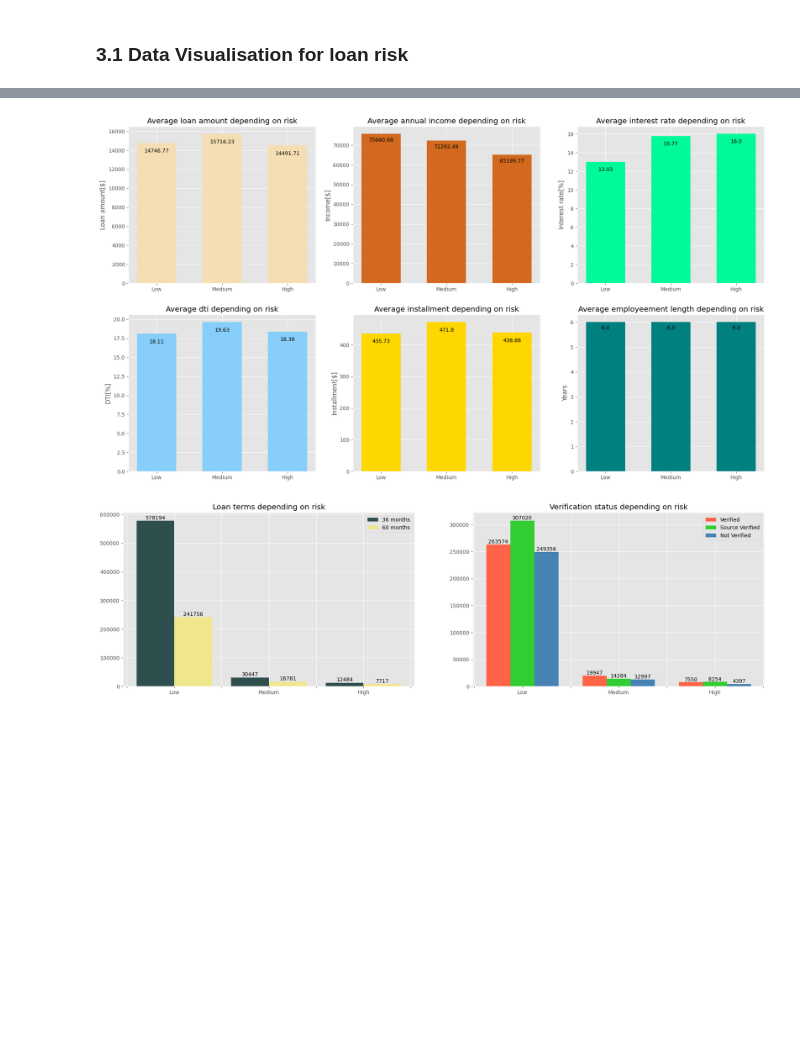
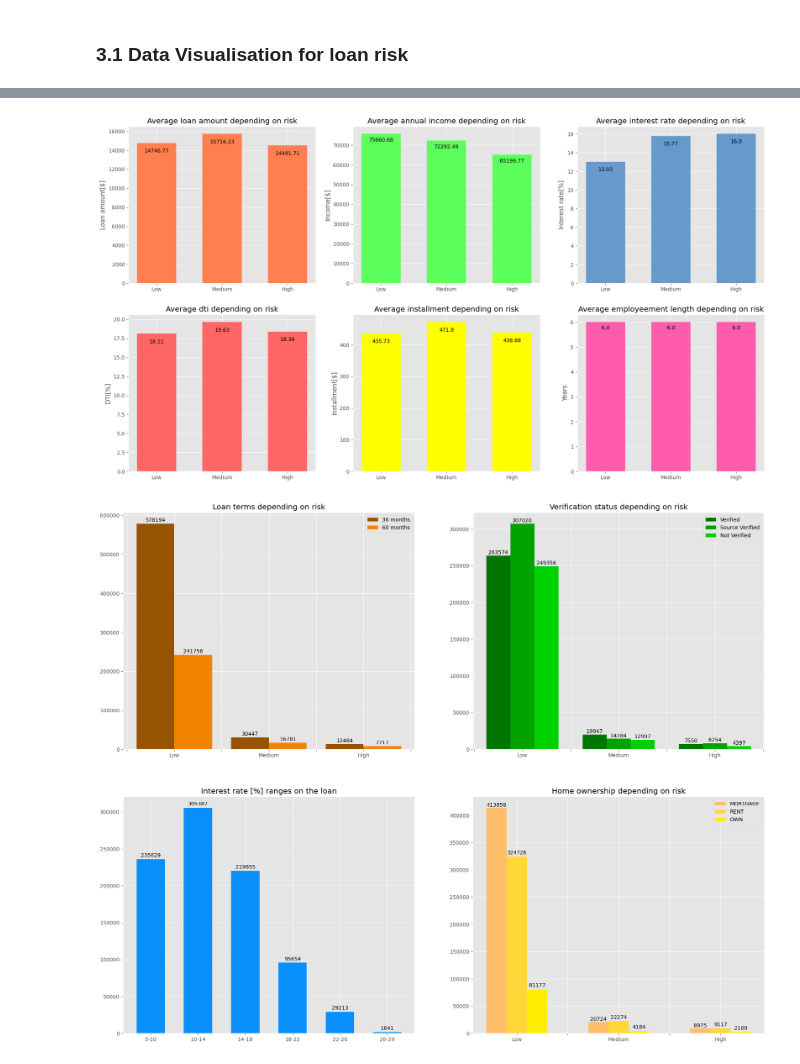
Before and after one commit to KamilShape/credit_risk_analysis, a Jupyter notebook: credit_risk_analysis.ipynb, the cells around one changed output, grey strips where cells are left out. Cells and saved outputs as stored; diff of their text form; code cells hidden in the pictures; blank space fills up the shorter version.

Commit message:
add second part of charts

```diff
--- a/credit_risk_analysis.ipynb
+++ b/credit_risk_analysis.ipynb
@@ -83,0 +95,3 @@ See the caveats in the documentation: https://pandas.pydata.org/pandas-docs/stab
+# %%
+loan2['home_ownership'] = loan2['home_ownership'].str.replace('NONE', "OTHER")
+loan2['home_ownership'] = loan2['home_ownership'].str.replace('ANY', "OTHER")
@@ -149,16 +173,17 @@ def add_text(chart, x, y, move_y, angle, move_x = 0,):
       x_value = x[i] + move_x
     chart.text(x_value, y[i]-move_y, round(y[i], 2), horizontalalignment='center', rotation=angle)
 # %%
-plt.style.use('ggplot')
 fig, ax = plt.subplots(2,3, figsize = (22,12))
 
-graph_draw(ax[0,0], graph_data['loan_risk'], graph_data['loan_amnt'], 'wheat', 'Average loan amount depending on risk', 'Loan amount[$]')
-graph_draw(ax[0,1], graph_data['loan_risk'], graph_data['annual_inc'], 'chocolate', 'Average annual income depending on risk', 'Income[$]')
-graph_draw(ax[0,2], graph_data['loan_risk'], graph_data['int_rate'], 'mediumspringgreen', 'Average interest rate depending on risk', 'Interest rate[%]')
-graph_draw(ax[1,0], graph_data['loan_risk'], graph_data['dti'], 'lightskyblue', 'Average dti depending on risk', 'DTI[%]')
-graph_draw(ax[1,1], graph_data['loan_risk'], graph_data['installment'], 'gold', 'Average installment depending on risk', 'Installment[$]' )
-graph_draw(ax[1,2], graph_data['loan_risk'], graph_data['emp_length'], 'teal', 'Average employeement length depending on risk', 'Years')
+#charts
+bar_chart(ax[0,0], graph_data['loan_risk'], graph_data['loan_amnt'], '#FF7F50', 'Average loan amount depending on risk', 'Loan amount[$]')
+bar_chart(ax[0,1], graph_data['loan_risk'], graph_data['annual_inc'], '#5CFF5C', 'Average annual income depending on risk', 'Income[$]')
+bar_chart(ax[0,2], graph_data['loan_risk'], graph_data['int_rate'], '#6699CC', 'Average interest rate depending on risk', 'Interest rate[%]')
+bar_chart(ax[1,0], graph_data['loan_risk'], graph_data['dti'], '#FF6666', 'Average dti depending on risk', 'DTI[%]')
+bar_chart(ax[1,1], graph_data['loan_risk'], graph_data['installment'], '#FFFF00', 'Average installment depending on risk', 'Installment[$]' )
+bar_chart(ax[1,2], graph_data['loan_risk'], graph_data['emp_length'], '#FF5CAD', 'Average employeement length depending on risk', 'Years')
 
+#text
 add_text(ax[0,0], graph_data['loan_risk'], graph_data['loan_amnt'], 1000, 0)
 add_text(ax[0,1], graph_data['loan_risk'], graph_data['annual_inc'], 4000, 0)
 add_text(ax[0,2], graph_data['loan_risk'], graph_data['int_rate'], 1, 0)
@@ -166,7 +191,7 @@ add_text(ax[1,0], graph_data['loan_risk'], graph_data['dti'], 1.25, 0)
 add_text(ax[1,1], graph_data['loan_risk'], graph_data['installment'], 30, 0)
 add_text(ax[1,2], graph_data['loan_risk'], graph_data['emp_length'], 0.3, 0)
 # %% [output]
-[figure, old version]
+[figure, new version]
 # %%
 #term values by loan term
 months_36 = loan2[loan2['term'] == ' 36 months']
@@ -176,32 +201,46 @@ months_60 = loan2[loan2['term'] == ' 60 months']
 ver = loan2[loan2['verification_status'] == 'Verified']
 source_ver = loan2[loan2['verification_status'] == 'Source Verified']
 not_ver = loan2[loan2['verification_status'] == 'Not Verified']
+# %%
+#counting values by home ownership
+rent = loan2[loan2['home_ownership'] == 'RENT']
+own = loan2[loan2['home_ownership'] == 'OWN']
+mortgage = loan2[loan2['home_ownership'] == 'MORTGAGE']
+other = loan2[loan2['home_ownership'] == 'OTHER']
+# %%
+#iterest rates ranges
+loan_int_range_df = pd.DataFrame(loan2['int_range'].value_counts()).reset_index().sort_values(by='index')
 # %%
-plt.style.use('ggplot')
-fig, ax = plt.subplots(1,2, figsize = (22,6))
+fig, ax = plt.subplots(2,2, figsize = (22,18))
 X = ['Low', 'Medium', 'High']
 X_axis = np.arange(len(X))
 
 #Terms depending on risk
-ax[0].bar(X_axis-0.2,months_36['loan_risk'].value_counts().values,0.4,label= '36 months', color='darkslategray')
-ax[0].bar(X_axis+0.2,months_60['loan_risk'].value_counts().values,0.4,label= '60 months', color='khaki')
-ax[0].set_title('Loan terms depending on risk')
-ax[0].set_xticklabels([' ',' ','Low',' ','Medium',' ','High'])
-ax[0].legend()
+double_bar_chart(ax[0,0], X_axis, months_36['loan_risk'].value_counts().values, months_60['loan_risk'].value_counts().values, 0.4, '36 months', '60 months', '#965300', '#F28500', 'Loan terms depending on risk')
+ax[0,0].set_xticklabels([' ',' ','Low',' ','Medium',' ','High'])
 
 #Verification status depending on risk
-ax[1].bar(X_axis-0.25,ver['loan_risk'].value_counts().values,0.25,label= 'Verified', color='tomato')
-ax[1].bar(X_axis,source_ver['loan_risk'].value_counts().values,0.25,label= 'Source Verified', color='limegreen')
-ax[1].bar(X_axis+0.25,not_ver['loan_risk'].value_counts().values,0.25,label= 'Not Verified', color='steelblue')
-ax[1].set_title('Verification status depending on risk')
-ax[1].set_xticklabels([' ','  ','Low',' ','Medium',' ','High'])
-ax[1].legend()
+triple_bar_chart(ax[0,1], X_axis, ver['loan_risk'].value_counts().values, source_ver['loan_risk'].value_counts().values, not_ver['loan_risk'].value_counts().values, 0.25,
+                     'Verified', 'Source Verified', 'Not Verified', '#007500', '#00A300', '#00D100', 'Verification status depending on risk')
+ax[0,1].set_xticklabels([' ',' ','Low',' ','Medium',' ','High'])
 
-#text
-add_text(ax[0], X_axis , months_36['loan_risk'].value_counts().values, -5000, 0, move_x = -0.2)
-add_text(ax[0], X_axis , months_60['loan_risk'].value_counts().values, -5000, 0, move_x = 0.2)
-add_text(ax[1], X_axis , ver['loan_risk'].value_counts().values, -2000, 0, move_x = -0.25)
-add_text(ax[1], X_axis , source_ver['loan_risk'].value_counts().values, -2000, 0, move_x = 0.0)
-add_text(ax[1], X_axis , not_ver['loan_risk'].value_counts().values, -2000, 0, move_x = 0.25)
+# Interest Rate on the loan
+bar_chart(ax[1,0], loan_int_range_df['index'], loan_int_range_df['int_range'], '#088FFA', 'Interest rate [%] ranges on the loan', '')
+
+# #Home ownership depending on risk
+triple_bar_chart(ax[1,1], X_axis, mortgage['loan_risk'].value_counts().values, rent['loan_risk'].value_counts().values, own['loan_risk'].value_counts().values, 0.2,
+                     'MORTGAGE', 'RENT', 'OWN', '#FFBE6A', '#FFD73B', '#FFED01', 'Home ownership depending on risk')
+ax[1,1].set_xticklabels([' ','Low',' ','Medium',' ','High'])
+
+# #text
+add_text(ax[0,0], X_axis , months_36['loan_risk'].value_counts().values, -5000, 0, move_x = -0.2)
+add_text(ax[0,0], X_axis , months_60['loan_risk'].value_counts().values, -5000, 0, move_x = 0.2)
+add_text(ax[0,1], X_axis , ver['loan_risk'].value_counts().values, -2000, 0, move_x = -0.25)
+add_text(ax[0,1], X_axis , source_ver['loan_risk'].value_counts().values, -2000, 0, move_x = 0.0)
+add_text(ax[0,1], X_axis , not_ver['loan_risk'].value_counts().values, -2000, 0, move_x = 0.25)
+add_text(ax[1,0], loan_int_range_df['index'], loan_int_range_df['int_range'], -3000, 0)
+add_text(ax[1,1], X_axis, mortgage['loan_risk'].value_counts().values, -2000, 0, move_x = -0.2)
+add_text(ax[1,1], X_axis, own['loan_risk'].value_counts().values, -4000, 0, move_x = 0.2)
+add_text(ax[1,1], X_axis, rent['loan_risk'].value_counts().values, -4000, 0)
 # %% [output]
-[figure, old version]
+[figure, new version]
```
Also changed, not shown: parts of 10 cells of this notebook.
